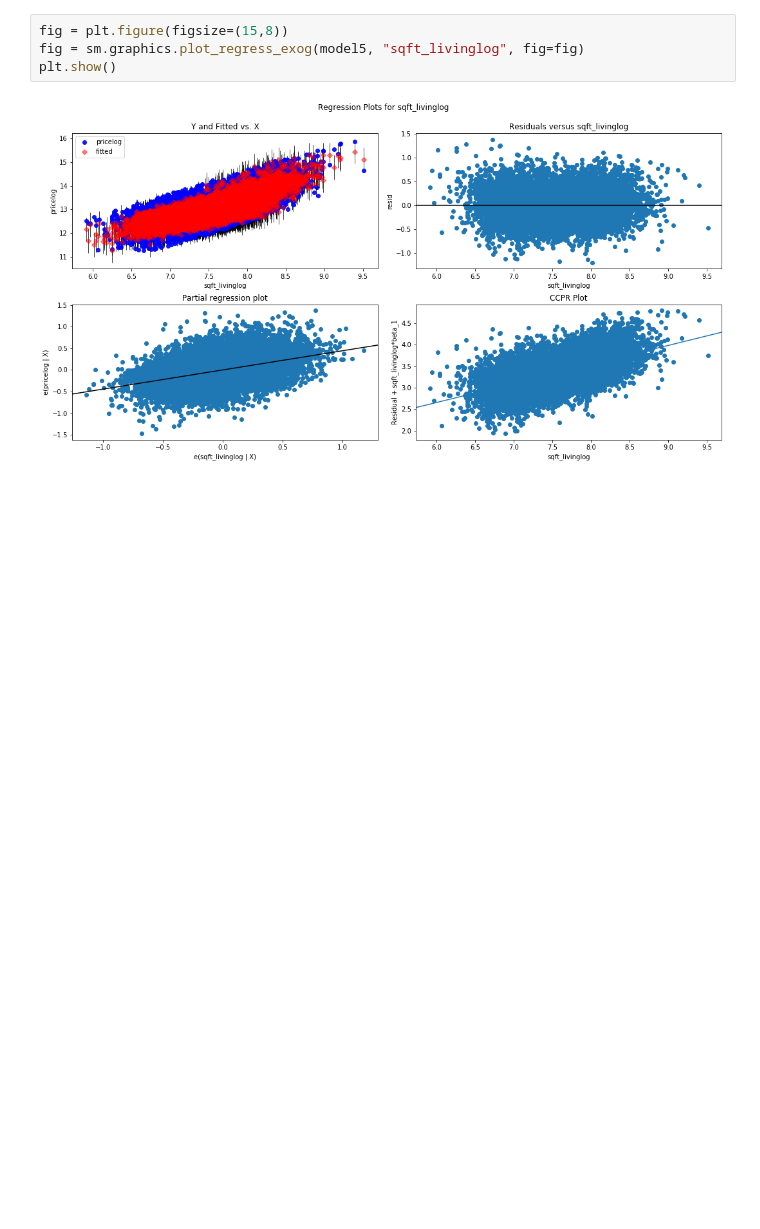
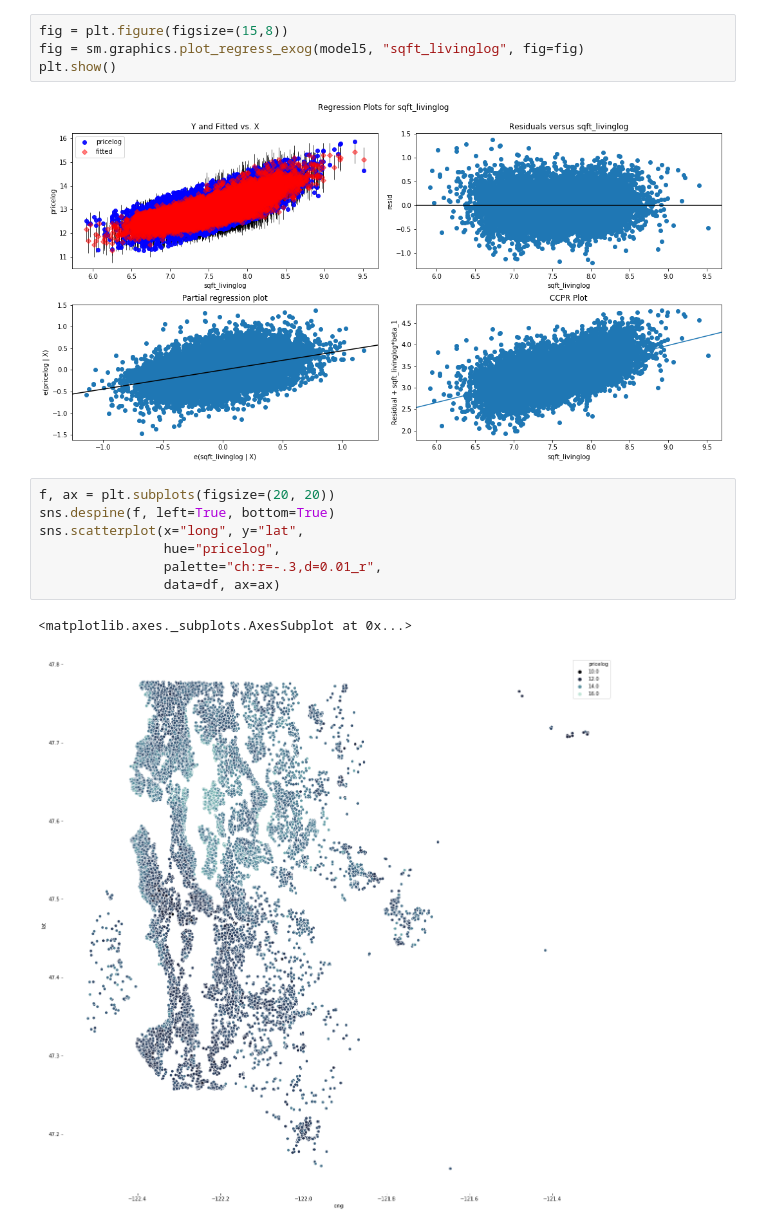
Before and after one commit to CjMullins87/M01-Project, a Jupyter notebook: EDA.ipynb, the cells around one changed output. Drawn from its saved outputs; the diff is of its cells as text; blank space fills up the shorter version.

Commit message:
A new visual in notebook EDA; added a README.md; added in column descriptions file; added an image folder so that EDA should display the map of Seattle properly.

```diff
--- a/EDA.ipynb
+++ b/EDA.ipynb
@@ -503,3 +505,13 @@ fig = sm.graphics.plot_regress_exog(model5, "sqft_livinglog", fig=fig)
 plt.show()
 # %% [output]
 [figure]
+# %%
+f, ax = plt.subplots(figsize=(20, 20))
+sns.despine(f, left=True, bottom=True)
+sns.scatterplot(x="long", y="lat",
+                hue="pricelog",
+                palette="ch:r=-.3,d=0.01_r",
+                data=df, ax=ax)
+# %% [output]
+<matplotlib.axes._subplots.AxesSubplot at 0x...>
+[figure, added]
```
Also changed, not shown: parts of 11 cells of this notebook, 4 other files.
